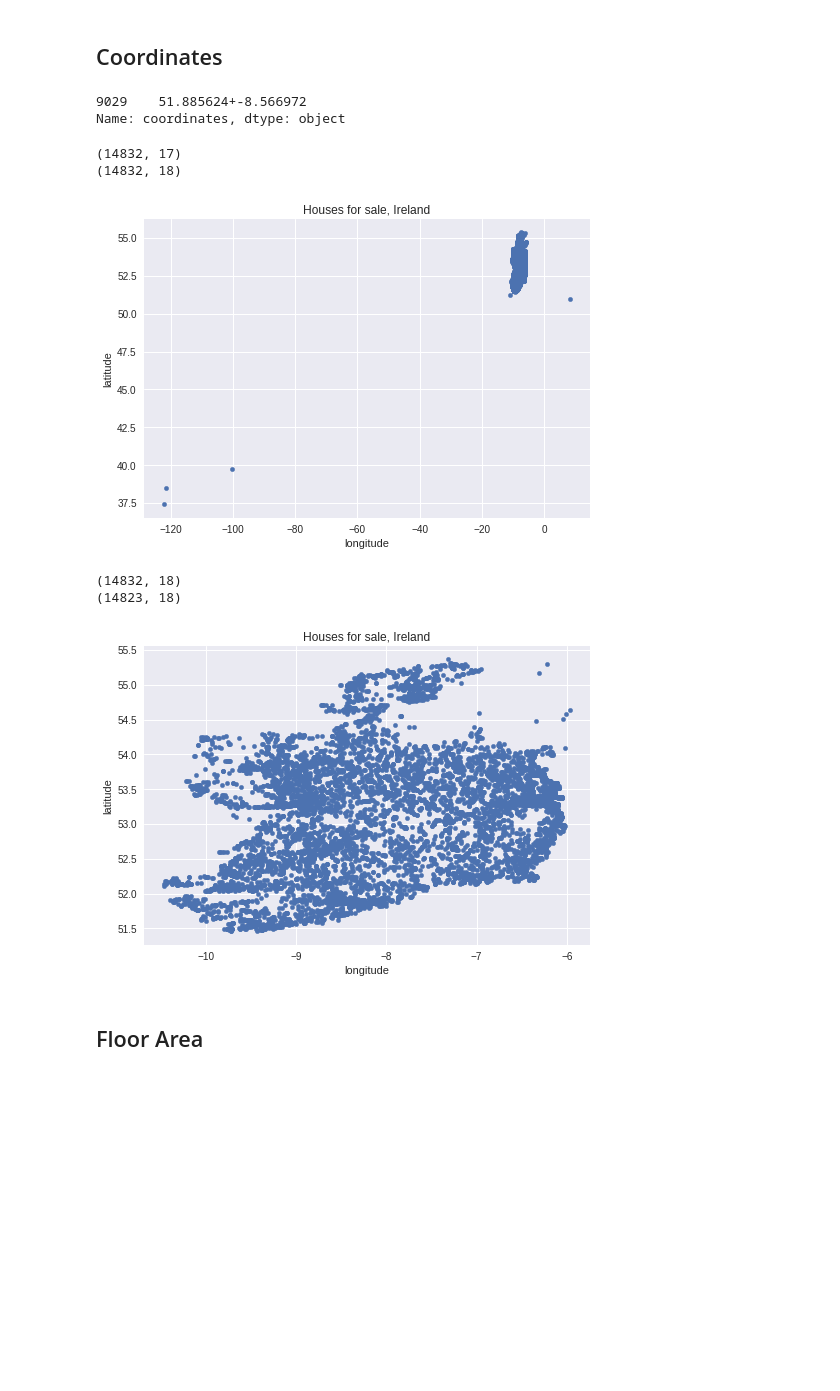
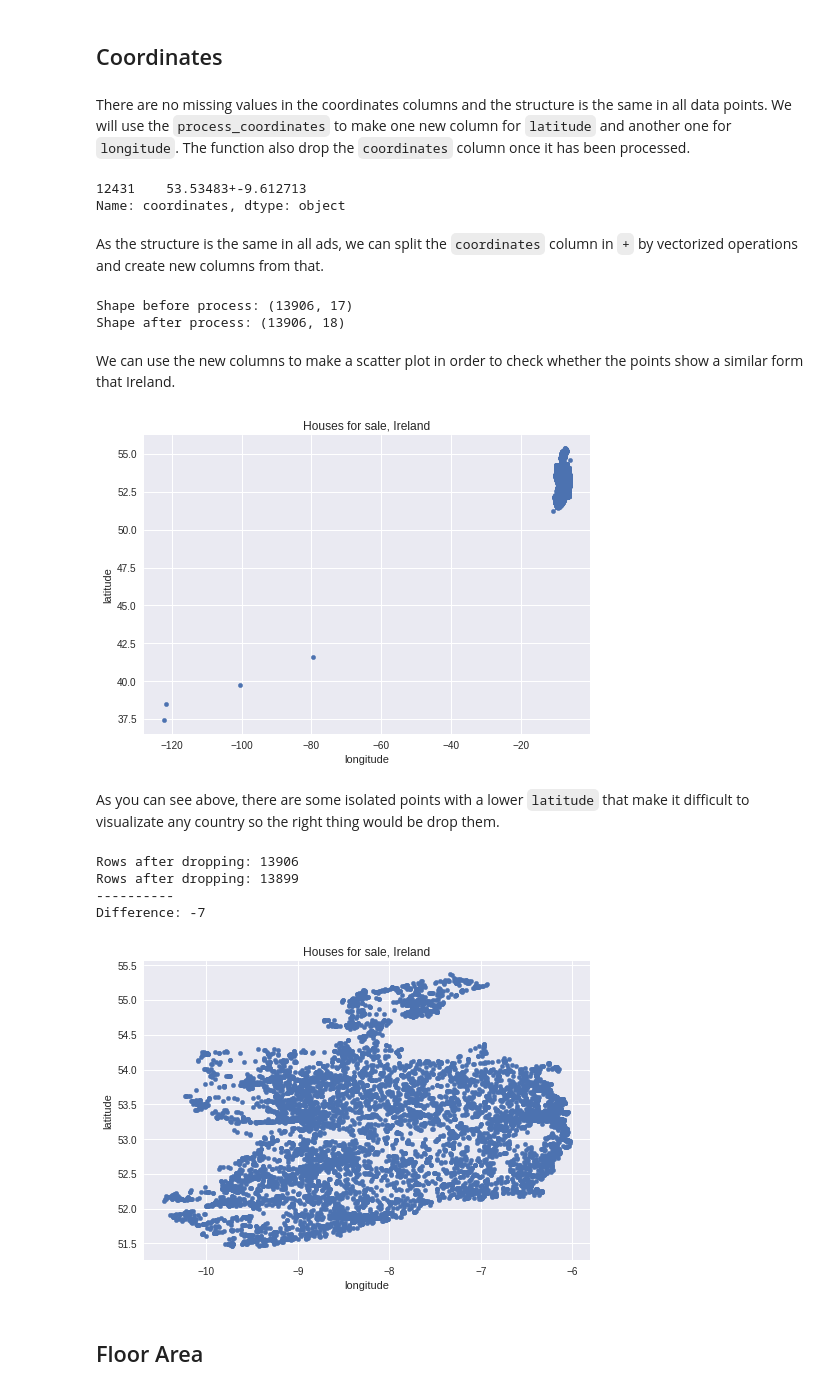
Before and after one commit to javiicc/Identifying_Potential_Investment_Opportunities_In_The_Irish_Real_Estate_Market_Using_MachineLearning, a Jupyter notebook: Data_Cleansing_and_Wrangling.ipynb, the cells around one changed output. Drawn from its saved outputs; the diff is of its cells as text; code cells hidden in the pictures; blank space fills up the shorter version.

Commit message:
coordinates

```diff
--- a/Data_Cleansing_and_Wrangling.ipynb
+++ b/Data_Cleansing_and_Wrangling.ipynb
@@ -252,29 +252,41 @@ Rows after dropping: 13906
 Difference: -1485
 # %% [markdown]
 ## Coordinates
+# %% [markdown]
+There are no missing values in the coordinates columns and the structure is the same in all data points. We will use the `process_coordinates` to make one new column for `latitude` and another one for `longitude`. The function also drop the `coordinates` column once it has been processed.
 # %%
-sale_data['coordinates'].sample()
+# Same structure in all data points in the column
+sale['coordinates'].sample()
 # %% [output]
-9029    51.885624+-8.566972
+12431    53.53483+-9.612713
 Name: coordinates, dtype: object
+# %% [markdown]
+As the structure is the same in all ads, we can split the `coordinates` column in `+` by vectorized operations and create new columns from that.
 # %%
-sale_data = process_coordinates(sale_data)
+sale = process_coordinates(sale)
 # %% [output]
-(14832, 17)
-(14832, 18)
+Shape before process: (13906, 17)
+Shape after process: (13906, 18)
+# %% [markdown]
+We can use the new columns to make a scatter plot in order to check whether the points show a similar form that Ireland.
 # %%
-sale_data.plot(kind='scatter', x='longitude', y='latitude', title='Houses for sale, Ireland');
+# Check coordinates outliers
+sale.plot(kind='scatter', x='longitude', y='latitude', title='Houses for sale, Ireland');
 # %% [output]
-[figure, old version]
+[figure, new version]
+# %% [markdown]
+As you can see above, there are some isolated points with a lower `latitude` that make it difficult to visualizate any country so the right thing would be drop them.
 # %%
-sale_data = drop_coord_outliers(sale_data)
+sale = drop_coord_outliers(sale)
 # %% [output]
-(14832, 18)
-(14823, 18)
+Rows after dropping: 13906
+Rows after dropping: 13899
+----------
+Difference: -7
 # %%
-sale_data.plot(kind='scatter', x='longitude', y='latitude', title='Houses for sale, Ireland'); # esta un poco achatada pero es Irlanda
+sale.plot(kind='scatter', x='longitude', y='latitude', title='Houses for sale, Ireland'); # esta un poco achatada pero es Irlanda
 # %% [output]
-[figure, old version]
+[figure, new version]
 # %% [markdown]
 ## Floor Area
 # %%
```
Also changed, not shown: parts of 10 cells of this notebook, 1 other file.
